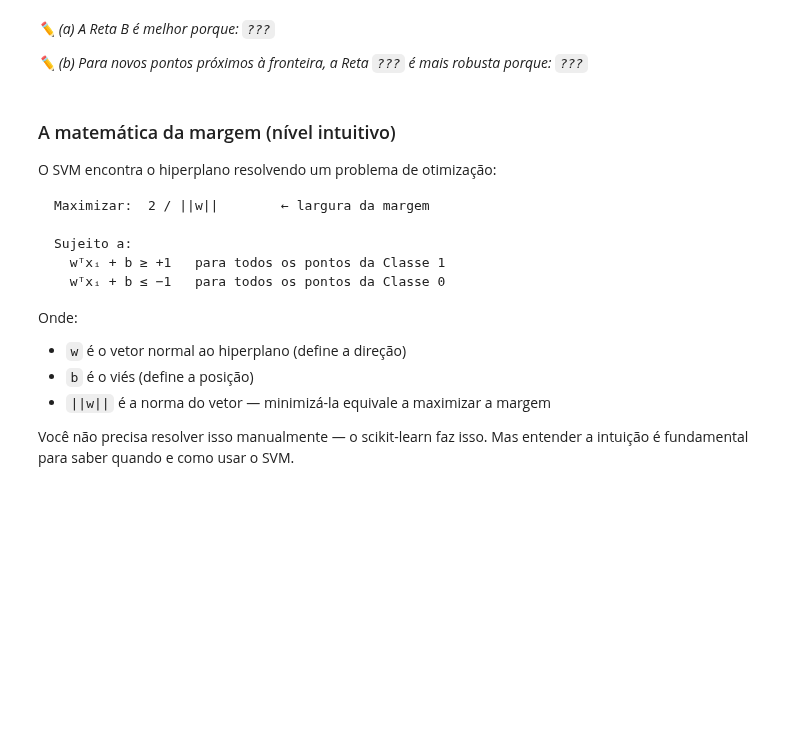
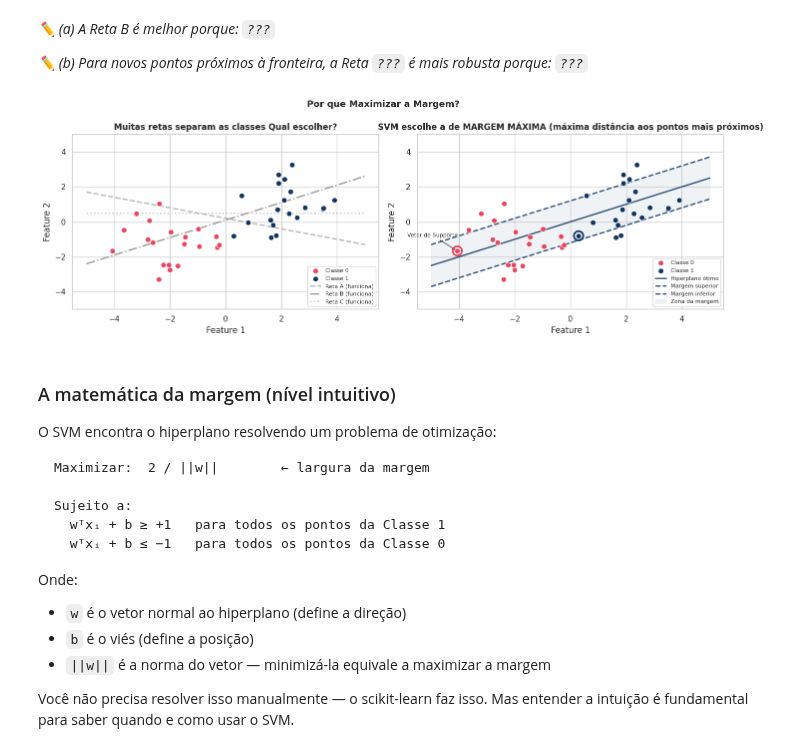
Before and after one commit to FIAPON/fiap-graduacao-iachatbot, a Jupyter notebook: Aula_07_Pratica_SVM_Titanic.ipynb, the cells around one changed output. Drawn from its saved outputs; the diff is of its cells as text; code cells hidden in the pictures; blank space fills up the shorter version.

```diff
--- a/Aula_07_Pratica_SVM_Titanic.ipynb
+++ b/Aula_07_Pratica_SVM_Titanic.ipynb
@@ -209,8 +213,7 @@ for ax, titulo, retas in [
      [(-0.3, 0.2,  "#aaa", "--", "Reta A (funciona)"),
       ( 0.5, 0.1,  "#888", "-.", "Reta B (funciona)"),
       ( 0.0, 0.5,  "#bbb", ":",  "Reta C (funciona)")]),
-    (axes[1], "SVM escolhe a de MARGEM MÁXIMA
-(máxima distância aos pontos mais próximos)",
+    (axes[1], "SVM escolhe a de MARGEM MÁXIMA (máxima distância aos pontos mais próximos)",
      [( 0.5, 0.0, "#0f3460", "-",  "Hiperplano ótimo"),
       ( 0.5, 1.2, "#0f3460", "--", "Margem superior"),
       ( 0.5,-1.2, "#0f3460", "--", "Margem inferior")])
@@ -220,33 +223,35 @@ for ax, titulo, retas in [
                linewidth=0.8, label="Classe 0", zorder=5)
     ax.scatter(X_pos[:,0], X_pos[:,1], c="#0f3460", s=60, edgecolors="white",
                linewidth=0.8, label="Classe 1", zorder=5)
 
     for b0, b1, cor, ls, lbl in retas:
         ax.plot(x_line, b0*x_line + b1, color=cor, linestyle=ls,
                 linewidth=2, label=lbl, alpha=0.85)
 
     if titulo.startswith("SVM"):
         ax.fill_between(x_line, 0.5*x_line - 1.2, 0.5*x_line + 1.2,
                          alpha=0.06, color="#0f3460", label="Zona da margem")
         # Destaque nos vetores de suporte (pontos mais próximos)
         sv_neg = X_neg[np.argmin(X_neg[:,0])]
         sv_pos = X_pos[np.argmin(X_pos[:,0])]
         for sv, cor in [(sv_neg,"#e94560"),(sv_pos,"#0f3460")]:
             ax.scatter(*sv, s=180, facecolors="none", edgecolors=cor,
                        linewidth=2.5, zorder=10)
         ax.annotate("Vetor de Supporte", sv_neg,
                     xytext=(sv_neg[0]-1.8, sv_neg[1]+0.8),
                     arrowprops=dict(arrowstyle="->", color="#333"),
                     fontsize=8, color="#333")
 
     ax.set_xlim(-5.5, 5.5); ax.set_ylim(-5, 5)
     ax.set_title(titulo, fontweight="bold")
     ax.legend(fontsize=8, loc="lower right")
     ax.set_xlabel("Feature 1"); ax.set_ylabel("Feature 2")
 
 plt.tight_layout()
 plt.savefig("aula07_margem_maxima.png", dpi=110, bbox_inches="tight")
 plt.show()
+# %% [output]
+[figure, added]
 # %%
 # ── GABARITO DA MISSÃO 1 (descomente para ver) ───────────────────────────────
 # print("Gabarito:")
```
Also changed, not shown: parts of 12 cells of this notebook, 3 other files.
